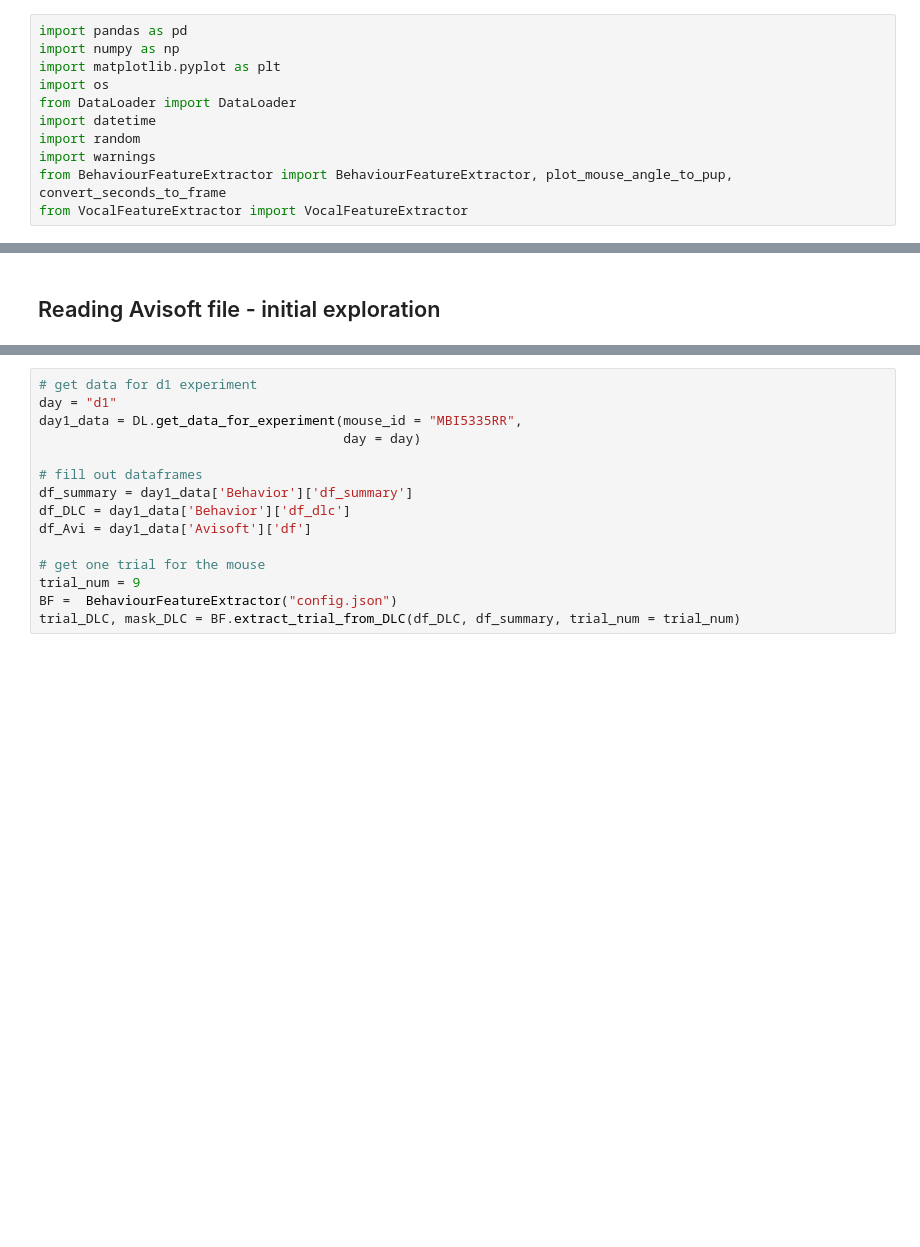
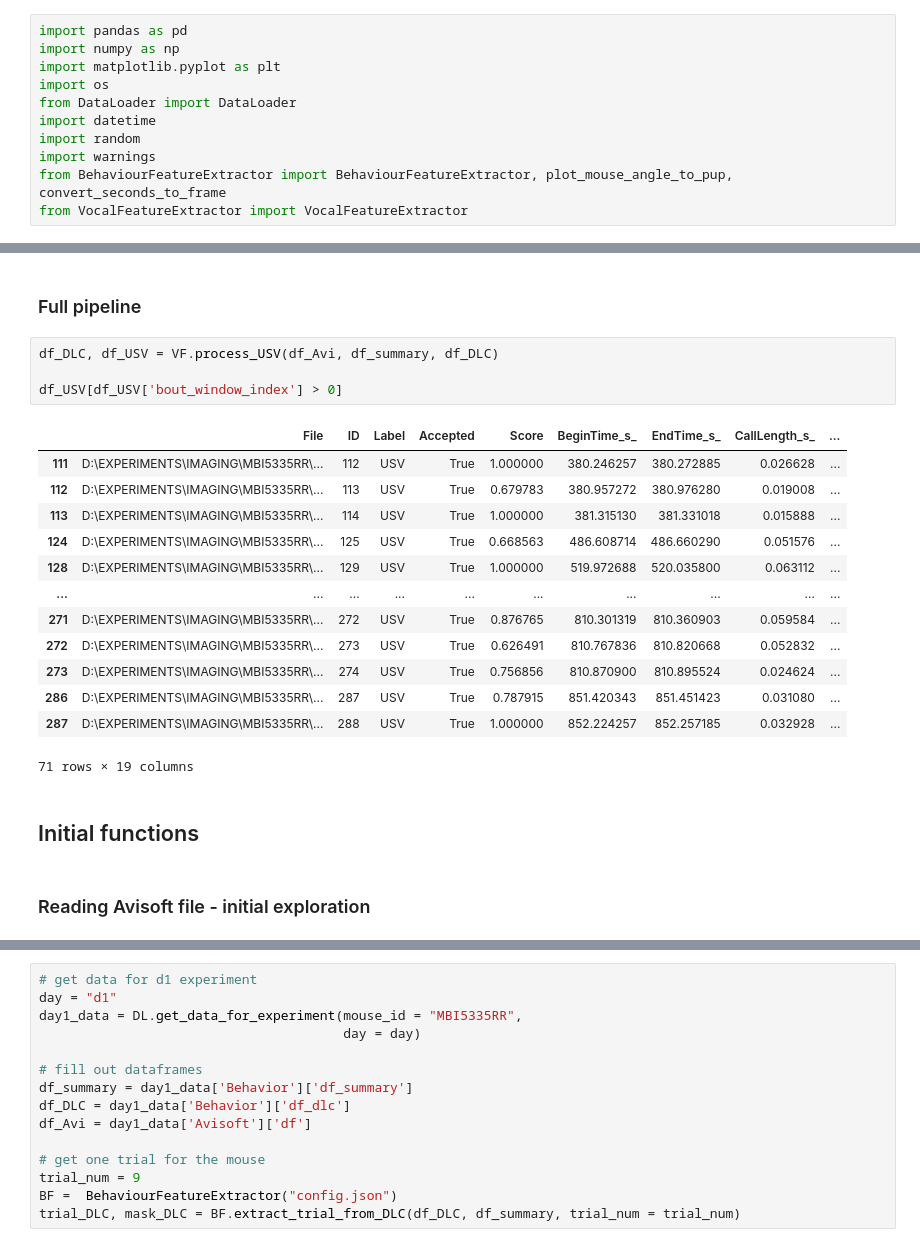
Before and after one commit to danaebroustail/Project, a Jupyter notebook: toolbox_notebook_avisoft.ipynb, the cells around one changed output, grey strips where cells are left out. Saved outputs shown, nothing was run; the diff lists cells and outputs as text; blank space fills up the shorter version.

```diff
--- a/toolbox_notebook_avisoft.ipynb
+++ b/toolbox_notebook_avisoft.ipynb
@@ -12,5 +94,27 @@ from VocalFeatureExtractor import VocalFeatureExtractor
+# %% [markdown]
+### Full pipeline ###
+# %%
+df_DLC, df_USV = VF.process_USV(df_Avi, df_summary, df_DLC)
+
+df_USV[df_USV['bout_window_index'] > 0]
+# %% [output]
+|  | File | ID | Label | Accepted | Score | BeginTime_s_ | EndTime_s_ | CallLength_s_ | ... |
+| 111 | D:\EXPERIMENTS\IMAGING\MBI5335RR\... | 112 | USV | True | 1.000000 | 380.246257 | 380.272885 | 0.026628 | ... |
+| 112 | D:\EXPERIMENTS\IMAGING\MBI5335RR\... | 113 | USV | True | 0.679783 | 380.957272 | 380.976280 | 0.019008 | ... |
+| 113 | D:\EXPERIMENTS\IMAGING\MBI5335RR\... | 114 | USV | True | 1.000000 | 381.315130 | 381.331018 | 0.015888 | ... |
+| 124 | D:\EXPERIMENTS\IMAGING\MBI5335RR\... | 125 | USV | True | 0.668563 | 486.608714 | 486.660290 | 0.051576 | ... |
+| 128 | D:\EXPERIMENTS\IMAGING\MBI5335RR\... | 129 | USV | True | 1.000000 | 519.972688 | 520.035800 | 0.063112 | ... |
+| ... | ... | ... | ... | ... | ... | ... | ... | ... | ... |
+| 271 | D:\EXPERIMENTS\IMAGING\MBI5335RR\... | 272 | USV | True | 0.876765 | 810.301319 | 810.360903 | 0.059584 | ... |
+| 272 | D:\EXPERIMENTS\IMAGING\MBI5335RR\... | 273 | USV | True | 0.626491 | 810.767836 | 810.820668 | 0.052832 | ... |
+| 273 | D:\EXPERIMENTS\IMAGING\MBI5335RR\... | 274 | USV | True | 0.756856 | 810.870900 | 810.895524 | 0.024624 | ... |
+| 286 | D:\EXPERIMENTS\IMAGING\MBI5335RR\... | 287 | USV | True | 0.787915 | 851.420343 | 851.451423 | 0.031080 | ... |
+| 287 | D:\EXPERIMENTS\IMAGING\MBI5335RR\... | 288 | USV | True | 1.000000 | 852.224257 | 852.257185 | 0.032928 | ... |
+71 rows × 19 columns
+# %% [markdown]
+## Initial functions ##
 # %% [markdown]
-## Reading Avisoft file - initial exploration ##
+### Reading Avisoft file - initial exploration ###
 # %%
 data_dir = "data"
 DL = DataLoader(data_dir, path_to_config_file = "config.json")
```
Also changed, not shown: parts of 27 cells of this notebook.
